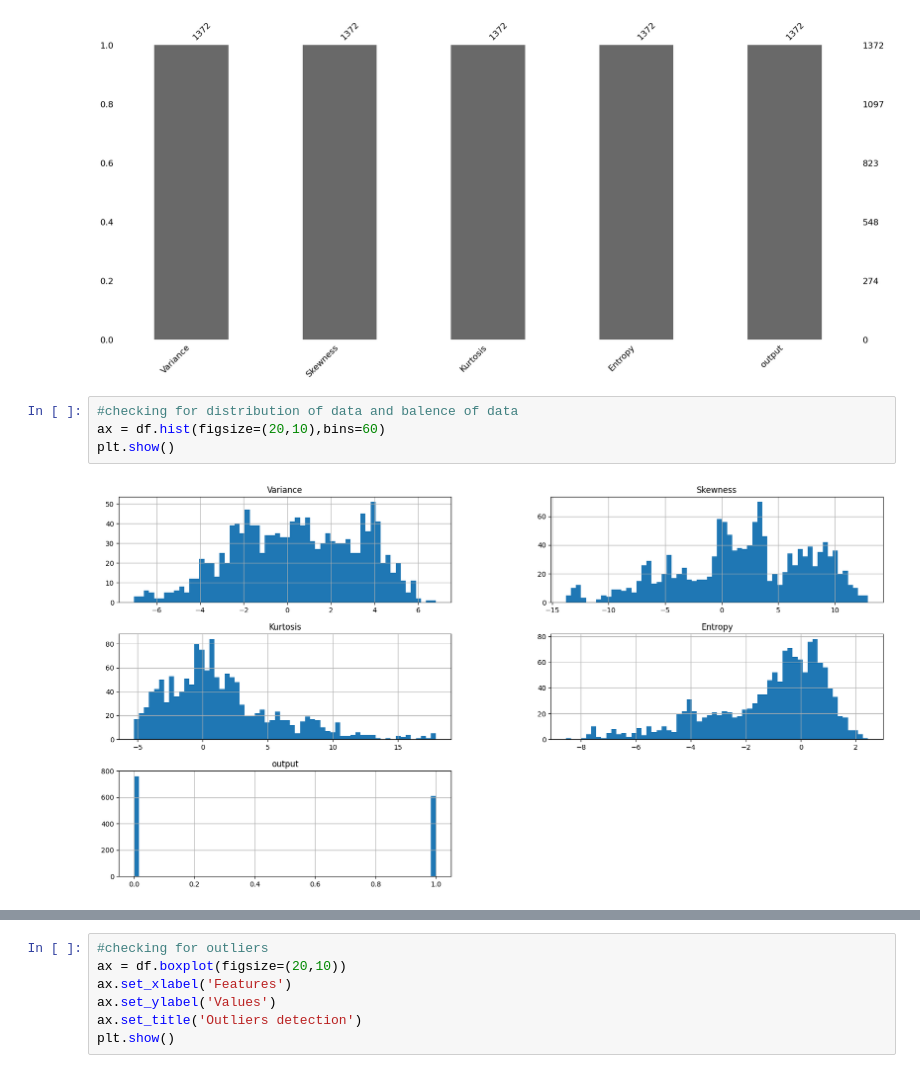
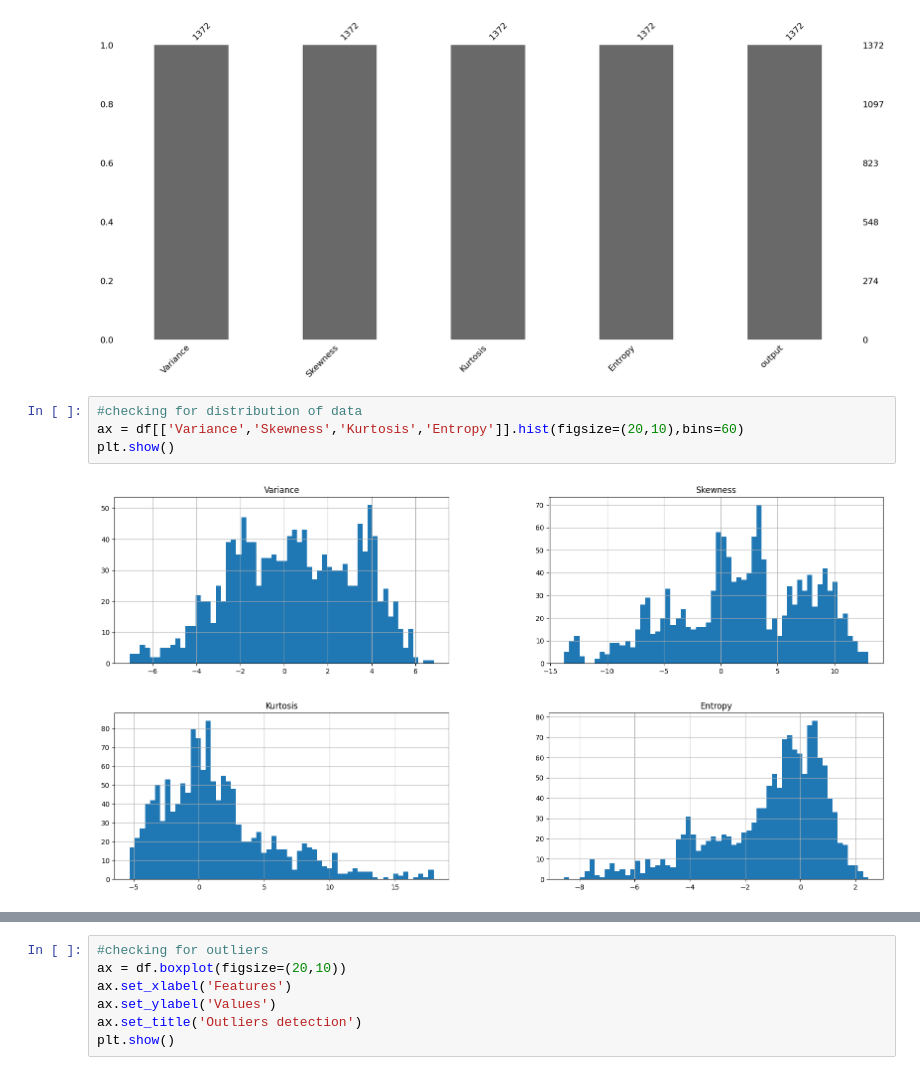
Before and after one commit to nanduladeepak/Case-Study, a Jupyter notebook: main.ipynb, the cells around one changed output, grey strips where cells are left out. Cells and saved outputs as stored; diff of their text form.

```diff
--- a/main.ipynb
+++ b/main.ipynb
@@ -14,8 +14,8 @@ p=msno.bar(df)
 # %% [output]
 [figure]
 # %%
-#checking for distribution of data and balence of data
-ax = df.hist(figsize=(20,10),bins=60)
+#checking for distribution of data
+ax = df[['Variance','Skewness','Kurtosis','Entropy']].hist(figsize=(20,10),bins=60)
 plt.show()
 # %% [output]
-[figure, old version]
+[figure, new version]
```
Also changed, not shown: parts of 7 cells of this notebook.
